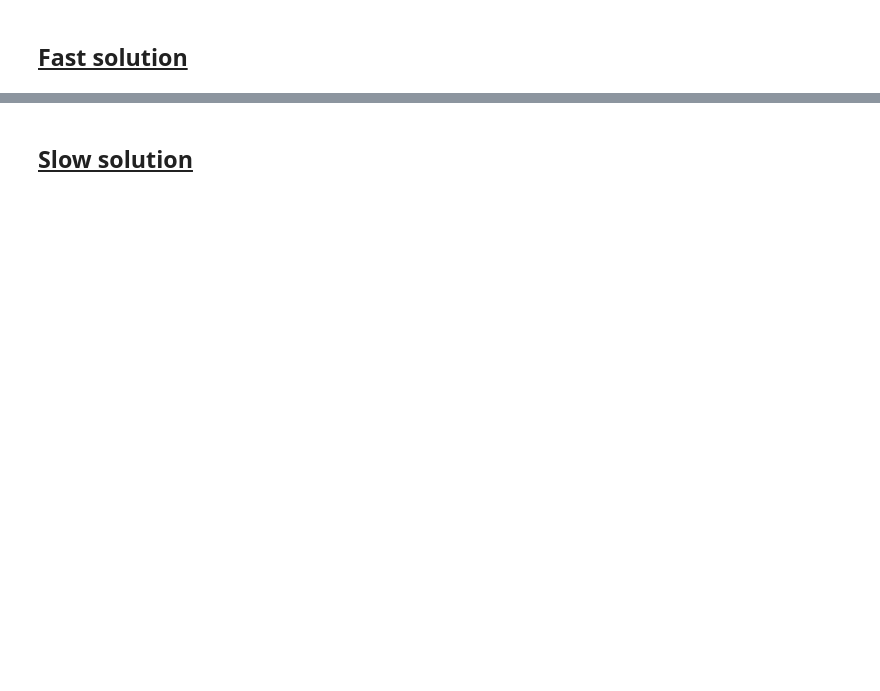
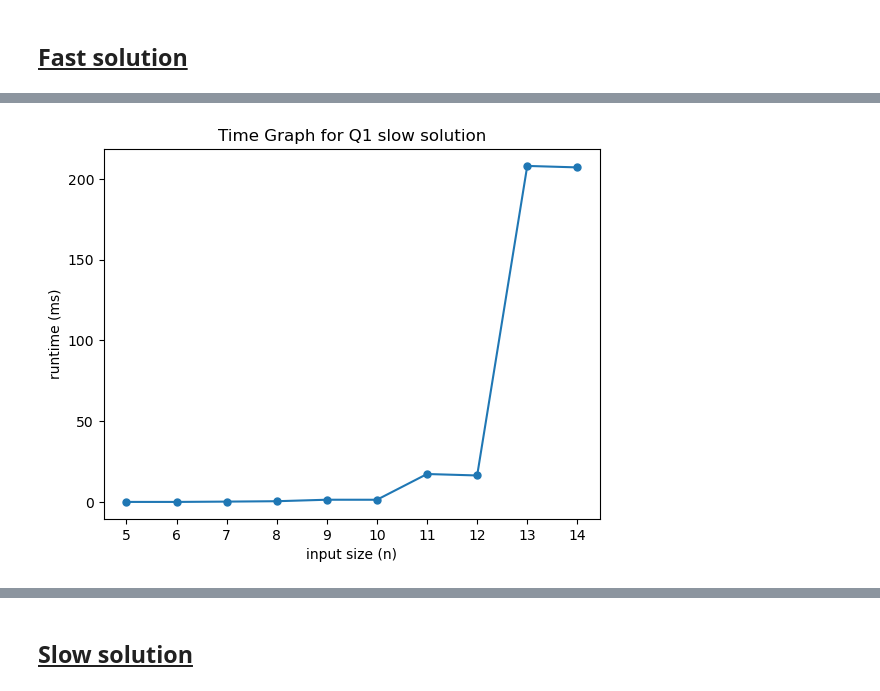
Before and after one commit to sihanchen01/cp2410, a Jupyter notebook: A1/cp2410-assignment.ipynb, the cells around one changed output, grey strips where cells are left out. Drawn from its saved outputs; the diff is of its cells as text; code cells hidden in the pictures; blank space fills up the shorter version.

```diff
--- a/A1/cp2410-assignment.ipynb
+++ b/A1/cp2410-assignment.ipynb
@@ -110,0 +283,5 @@ find_the_smallest_evenly_divisible_fast(10)
+# %%
+n_list_q1 = [i for i in range(5, 15)]
+# %%
+runtime_list_q1_slow = get_runtime(find_the_smallest_evenly_divisible_slow, n_list_q1)
+runtime_list_q1_slow
@@ -110,0 +299,4 @@ find_the_smallest_evenly_divisible_fast(10)
+# %%
+draw_time_graph(n_list_q1, runtime_list_q1_slow, "Time Graph for Q1 slow solution")
+# %% [output]
+[figure, added]
```
Also changed, not shown: parts of 35 cells of this notebook.
